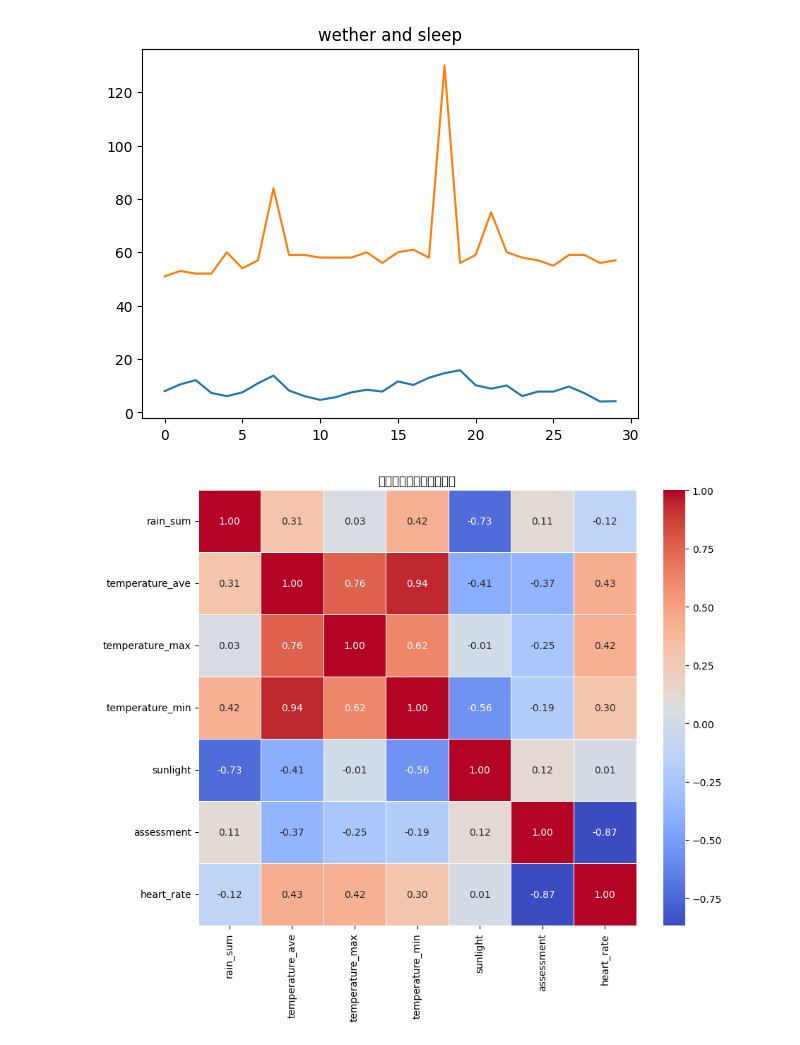
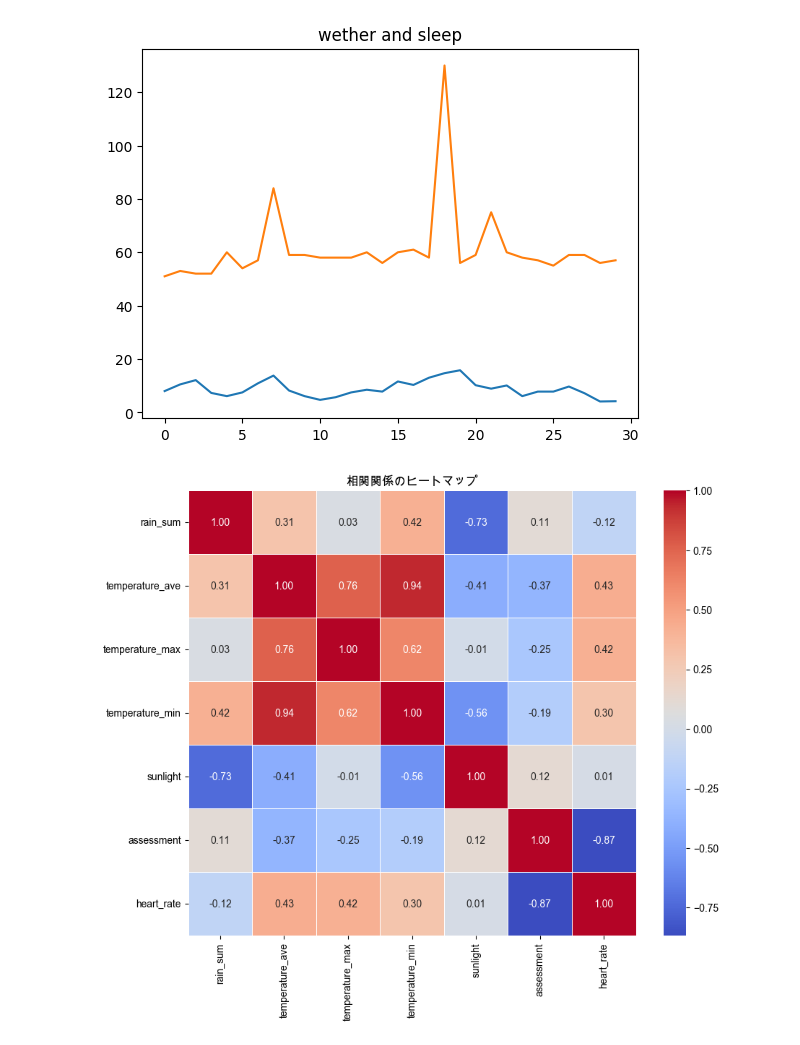
Before and after one commit to furuyashikiiori/github_dsprogram, a Jupyter notebook: result.ipynb, the cells around one changed output. Saved outputs shown, nothing was run; the diff lists cells and outputs as text; code cells hidden in the pictures.

```diff
--- a/result.ipynb
+++ b/result.ipynb
@@ -131,13 +131,16 @@ df2['heart_rate'].plot(kind='line');
 # %% [output]
 [figure]
 # %%
+# フォントの指定
+plt.rcParams["font.family"] = "Arial Unicode MS"
+
 # 相関行列を計算
 correlation_matrix = marge_df.corr()
 
 # 相関関係を可視化 (heatmap)
 plt.figure(figsize=(10, 8))
 sns.heatmap(correlation_matrix, annot=True, cmap='coolwarm', fmt=".2f", linewidths=.5)
 plt.title('相関関係のヒートマップ')
 plt.show()
 # %% [output]
-[figure, old version]
+[figure, new version]
```
